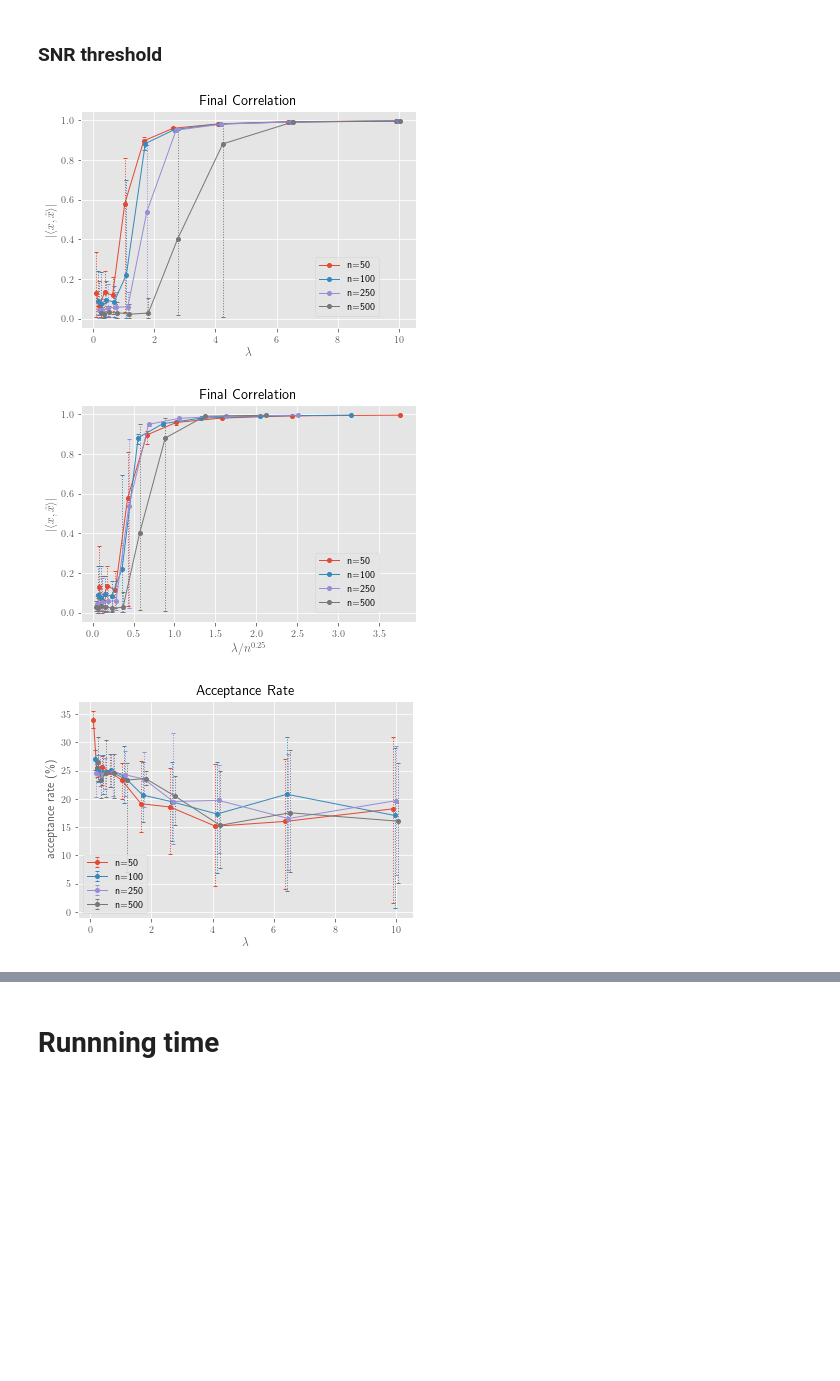
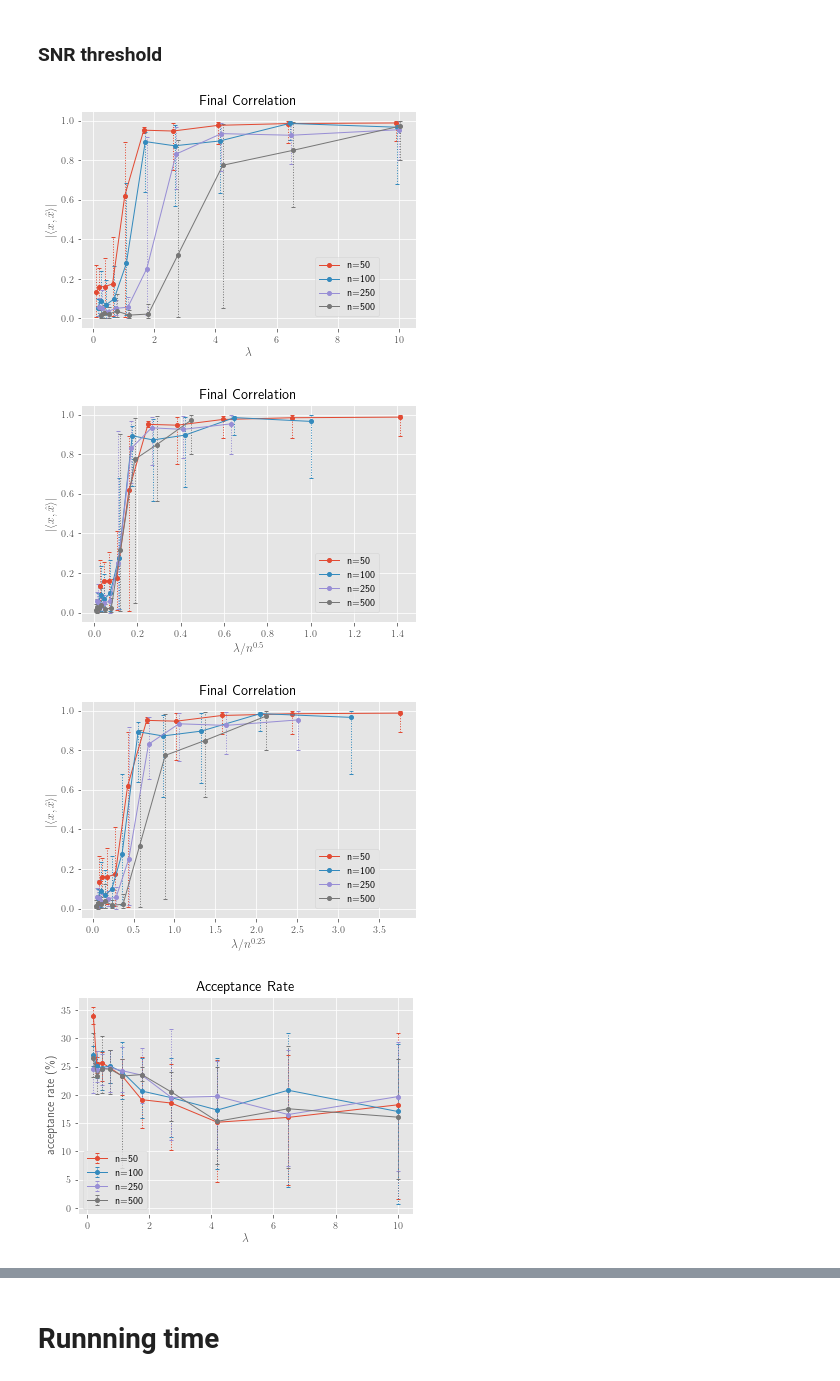
Before and after one commit to fhehli/tensor-pca, a Jupyter notebook: plot.ipynb, the cells around one changed output, grey strips where cells are left out. Drawn from its saved outputs; the diff is of its cells as text; code cells hidden in the pictures; blank space fills up the shorter version.

Commit message:
plots

```diff
--- a/plot.ipynb
+++ b/plot.ipynb
@@ -59,7 +59,7 @@ with plt.style.context("ggplot"):
         mins = final_correlations.min(axis=1)[i * n_lambdas : (i + 1) * n_lambdas]
         maxs = final_correlations.max(axis=1)[i * n_lambdas : (i + 1) * n_lambdas]
         eb = axes.errorbar(
-            (i - 2) * 0.05 + lambdas,
+            lambdas,
             means,
             yerr=[means - mins, maxs - means],
             label=labels[i],
@@ -71,7 +71,6 @@ with plt.style.context("ggplot"):
         )
         eb[-1][0].set_linestyle(":")
     plt.title(f"Final Correlation")
-    # plt.title("Errorbars show min/max", fontsize=10)
     axes.set_xlabel(r"$\lambda$")
     axes.set_ylabel(r"$|\langle x, \hat{x}\rangle |$")
 
@@ -79,10 +78,14 @@ with plt.style.context("ggplot"):
     handles = [
         h[0] if isinstance(h, container.ErrorbarContainer) else h for h in handles
     ]
-
+    plt.vlines(x=1, ymin=-1, ymax=2, colors="gray", linestyles="-.", linewidths=0.75)
     plt.grid(True)
+    plt.xticks([1] + [2*i for i in range(6)])
     fig.legend(handles, labels, loc=(0.72,.18))
     # fig.subplots_adjust(right=0.82)
+    plt.xlim(-0.4, 10.4)
+    plt.ylim(-0.05, 1.05)
+    plt.savefig(f"figures/lambda/{run}/correlations.pdf", format="pdf")
     plt.savefig(f"figures/lambda/{run}/correlations.png", dpi=900)
 
     # acceptance rate plot
@@ -93,7 +96,7 @@ with plt.style.context("ggplot"):
         mins = 100 * acceptance_rates.min(axis=1)[i * n_lambdas : (i + 1) * n_lambdas]
         maxs = 100 * acceptance_rates.max(axis=1)[i * n_lambdas : (i + 1) * n_lambdas]
         eb = plt.errorbar(
-            (i - 2) * 0.05 + lambdas,
+            lambdas,
             means,
             yerr=[means - mins, maxs - means],
             label=labels[i],
@@ -111,5 +114,6 @@ with plt.style.context("ggplot"):
     plt.ylabel(r"acceptance rate (\%)")
 
     plt.legend()
+    plt.savefig(f"figures/lambda/{run}/acceptance_rates.pdf", format="pdf")
     plt.savefig(f"figures/lambda/{run}/acceptance_rates.png", dpi=900)
 # %% [output]
@@ -193,7 +153,7 @@ n_lambdas = len(lambdas)
 
 
 correlations = [d['correlations'] for l in results for d in l['results']]
-final_correlations = np.abs([run[-1] for reps_list in correlations for run in reps_list]).reshape(n_dims * n_lambdas, -1)
+final_correlations = np.array([np.abs(estimate @ spike) for dim in results for d in dim["results"] for estimate, spike in zip(d["estimated_spikes"], d["spikes"])]).reshape(n_dims*n_lambdas, -1)
 acceptance_rates = np.array([d['acceptance_rates'] for l in results for d in l['results']])
 n_runs = acceptance_rates.shape[1]
 
@@ -236,8 +196,40 @@ with plt.style.context("ggplot"):
     ]
     fig.legend(handles, labels, loc=(0.72,.18))
     plt.savefig(f"figures/lambda/{run}/correlations.pdf", format="pdf")
+    plt.savefig(f"figures/lambda/{run}/correlations.png", dpi=900)
 
-    # correlation plot with scaled x-axis
+    # correlation plot with scaled x-axis (exponent 1/2)
+    fig, axes = plt.subplots(nrows=1)
+
+    for i, dim in enumerate(dims):
+        means = final_correlations.mean(axis=1)[i * n_lambdas : (i + 1) * n_lambdas]
+        mins = final_correlations.min(axis=1)[i * n_lambdas : (i + 1) * n_lambdas]
+        maxs = final_correlations.max(axis=1)[i * n_lambdas : (i + 1) * n_lambdas]
+        eb = axes.errorbar(
+            lambdas / dim**0.5,
+            means,
+            yerr=[means - mins, maxs - means],
+            label=labels[i],
+            fmt="o-",
+            linewidth=1,
+            markersize=4,
+            capsize=2,
+            elinewidth=1,
+        )
+        eb[-1][0].set_linestyle(":")
+    plt.title(f"Final Correlation")
+    axes.set_xlabel(r"$\lambda/n^{0.5}$")
+    axes.set_ylabel(r"$|\langle x, \hat{x}\rangle |$")
+
+    handles, labels = axes.get_legend_handles_labels()
+    handles = [
+        h[0] if isinstance(h, container.ErrorbarContainer) else h for h in handles
+    ]
+    fig.legend(handles, labels, loc=(0.72,.18))
+    plt.savefig(f"figures/lambda/{run}/correlations_scaledaxis_0.5.pdf", format="pdf")
+    plt.savefig(f"figures/lambda/{run}/correlations_scaledaxis_0.5.png", dpi=900)
+
+    # correlation plot with scaled x-axis (exponent 1/4)
     fig, axes = plt.subplots(nrows=1)
 
     for i, dim in enumerate(dims):
@@ -265,38 +257,41 @@ with plt.style.context("ggplot"):
         h[0] if isinstance(h, container.ErrorbarContainer) else h for h in handles
     ]
     fig.legend(handles, labels, loc=(0.72,.18))
-    plt.savefig(f"figures/lambda/{run}/correlations_scaledaxis.pdf", format="pdf")
+    plt.savefig(f"figures/lambda/{run}/correlations_scaledaxis_0.25.pdf", format="pdf")
+    plt.savefig(f"figures/lambda/{run}/correlations_scaledaxis_0.25.png", dpi=900)
 
     # acceptance rate plot
     plt.figure()
 
     for i in range(n_dims):
         means = 100 * acceptance_rates.mean(axis=1)[i * n_lambdas : (i + 1) * n_lambdas]
         mins = 100 * acceptance_rates.min(axis=1)[i * n_lambdas : (i + 1) * n_lambdas]
         maxs = 100 * acceptance_rates.max(axis=1)[i * n_lambdas : (i + 1) * n_lambdas]
         eb = plt.errorbar(
-            (i - 2) * 0.05 + lambdas,
+            lambdas,
             means,
             yerr=[means - mins, maxs - means],
             label=labels[i],
             fmt="o-",
             linewidth=1,
             markersize=4,
             capsize=2,
             elinewidth=1,
         )
         eb[-1][0].set_linestyle(":")
     plt.title("Acceptance Rate")
 
     plt.xlabel(r"$\lambda$")
     plt.ylabel(r"acceptance rate (\%)")
 
     plt.legend()
     plt.savefig(f"figures/lambda/{run}/acceptance_rates.pdf", format="pdf")
+    plt.savefig(f"figures/lambda/{run}/acceptance_rates.png", dpi=900)
 # %% [output]
-[figure, old version]
+[figure, new version]
-[figure, old version]
+[figure, new version]
-[figure, old version]
+[figure, new version]
+[figure, added]
 # %%
 import matplotlib.pyplot as plt
 from matplotlib import container
```
Also changed, not shown: parts of 5 cells of this notebook.
